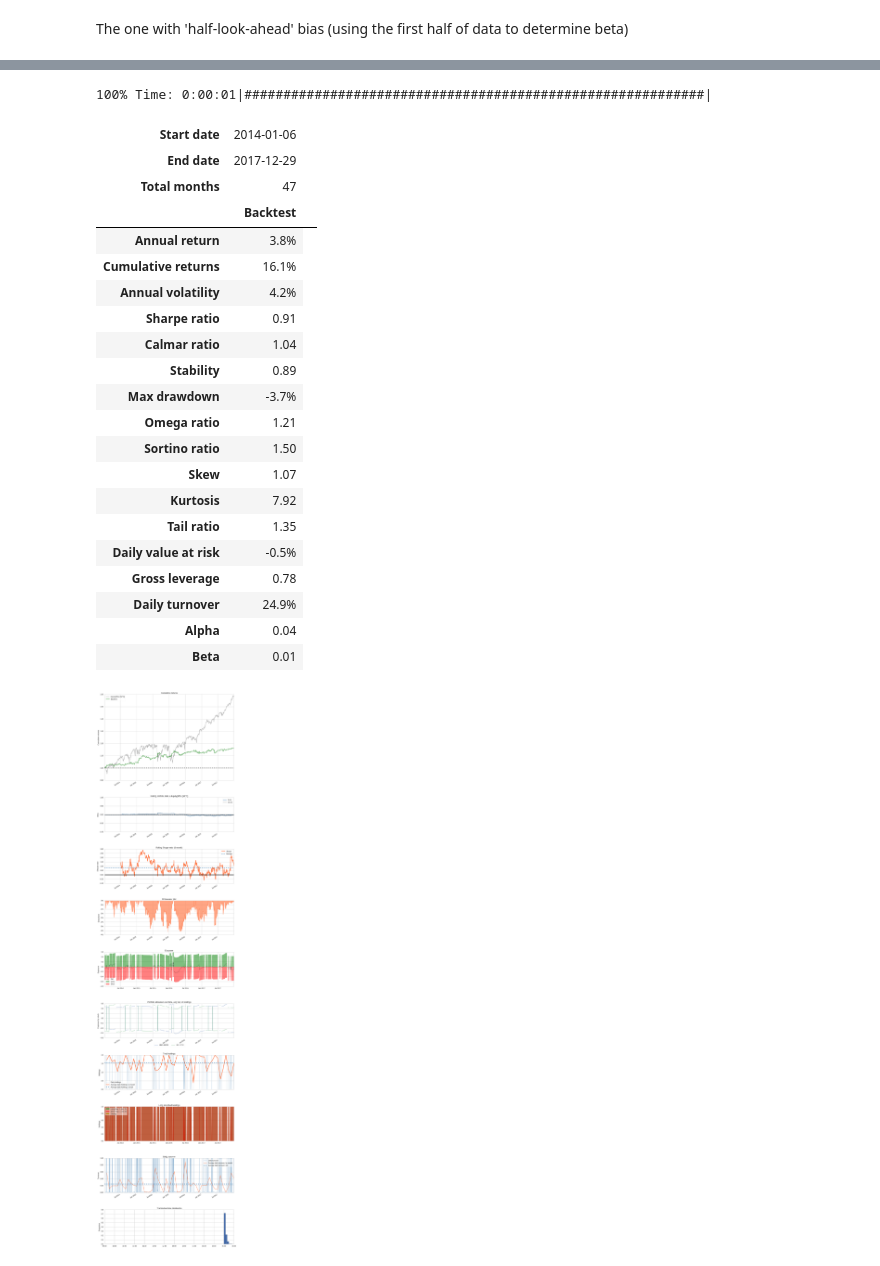
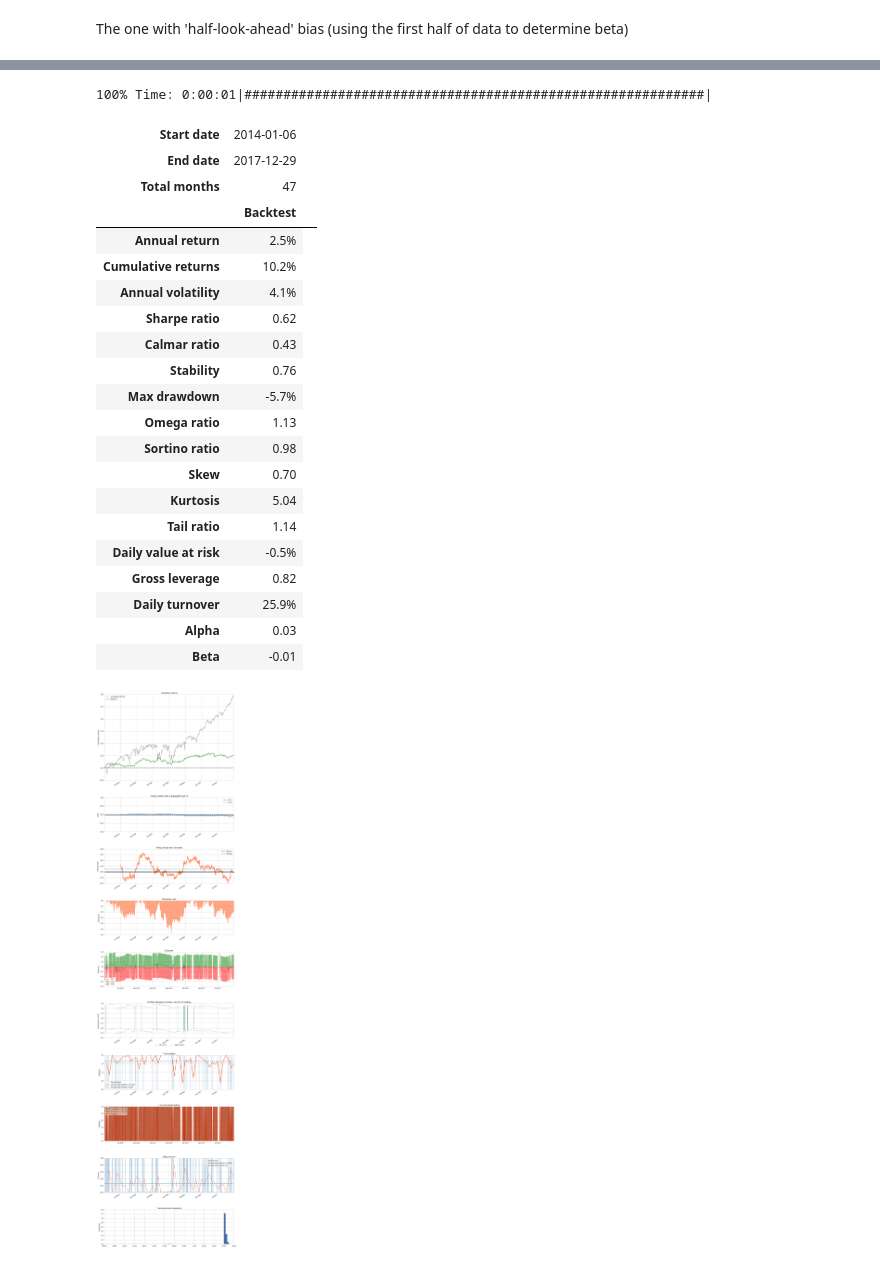
Before and after one commit to yinanzhu12/Algorithmic-trading-notes, a Jupyter notebook: research notes/basics/cointegration stationarity and pair trading.ipynb, the cells around one changed output, grey strips where cells are left out. Saved outputs shown, nothing was run; the diff lists cells and outputs as text; code cells hidden in the pictures.

```diff
--- a/research notes/basics/cointegration stationarity and pair trading.ipynb
+++ b/research notes/basics/cointegration stationarity and pair trading.ipynb
@@ -353,27 +355,27 @@ In order to achieve a strategy without any look ahead bias, I propose to adjust
 # %%
-bt=get_backtest('5ac1811a16642540eb2e532d')
+bt=get_backtest('5ac2acf509aa474190b460bf')
 bt.create_simple_tear_sheet()
 # %% [output]
 100% Time: 0:00:01|###########################################################|
 | Start date | 2014-01-06 |  |
 | End date | 2017-12-29 |  |
 | Total months | 47 |  |
 |  | Backtest |
-| Annual return | 3.8% |
-| Cumulative returns | 16.1% |
-| Annual volatility | 4.2% |
-| Sharpe ratio | 0.91 |
-| Calmar ratio | 1.04 |
-| Stability | 0.89 |
-| Max drawdown | -3.7% |
-| Omega ratio | 1.21 |
-| Sortino ratio | 1.50 |
-| Skew | 1.07 |
-| Kurtosis | 7.92 |
-| Tail ratio | 1.35 |
+| Annual return | 2.5% |
+| Cumulative returns | 10.2% |
+| Annual volatility | 4.1% |
+| Sharpe ratio | 0.62 |
+| Calmar ratio | 0.43 |
+| Stability | 0.76 |
+| Max drawdown | -5.7% |
+| Omega ratio | 1.13 |
+| Sortino ratio | 0.98 |
+| Skew | 0.70 |
+| Kurtosis | 5.04 |
+| Tail ratio | 1.14 |
 | Daily value at risk | -0.5% |
-| Gross leverage | 0.78 |
-| Daily turnover | 24.9% |
-| Alpha | 0.04 |
-| Beta | 0.01 |
+| Gross leverage | 0.82 |
+| Daily turnover | 25.9% |
+| Alpha | 0.03 |
+| Beta | -0.01 |
-[figure, old version]
+[figure, new version]
```
Also changed, not shown: parts of 3 cells of this notebook.
